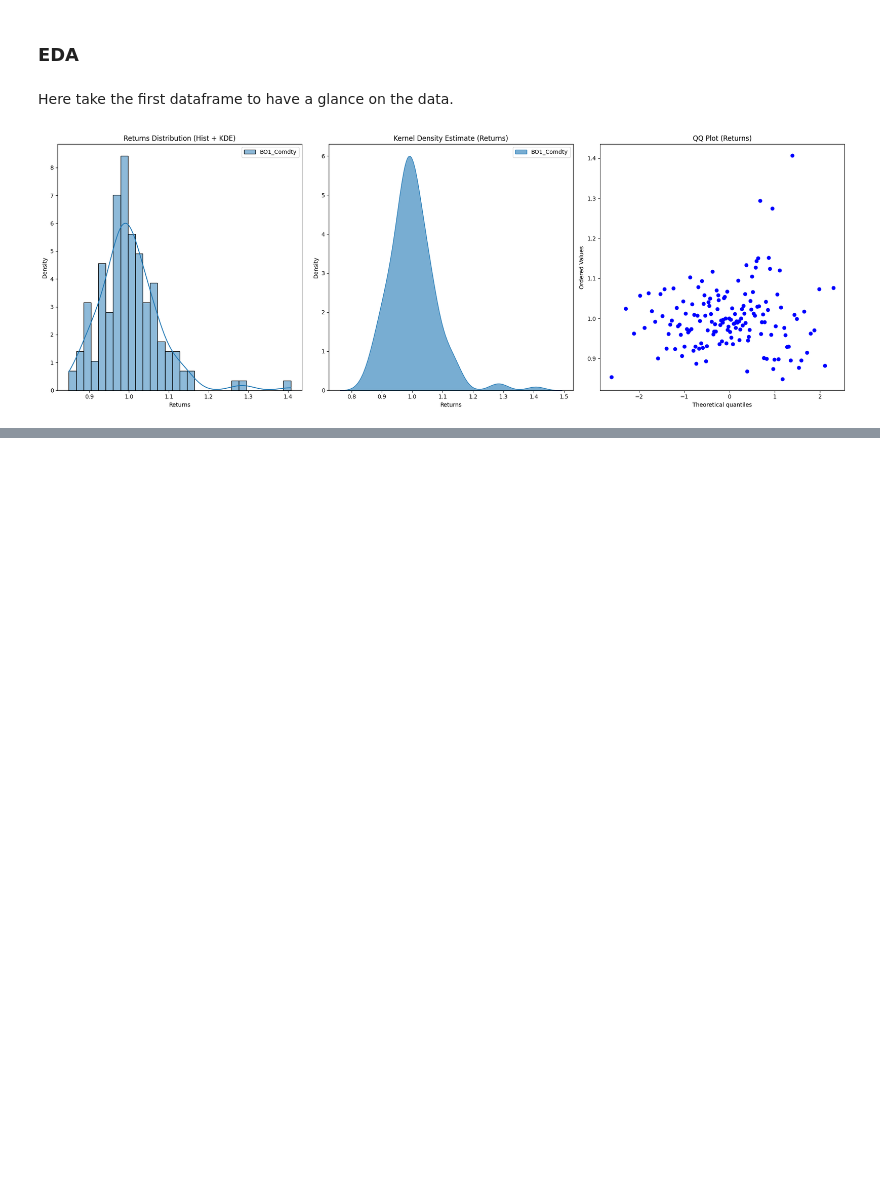
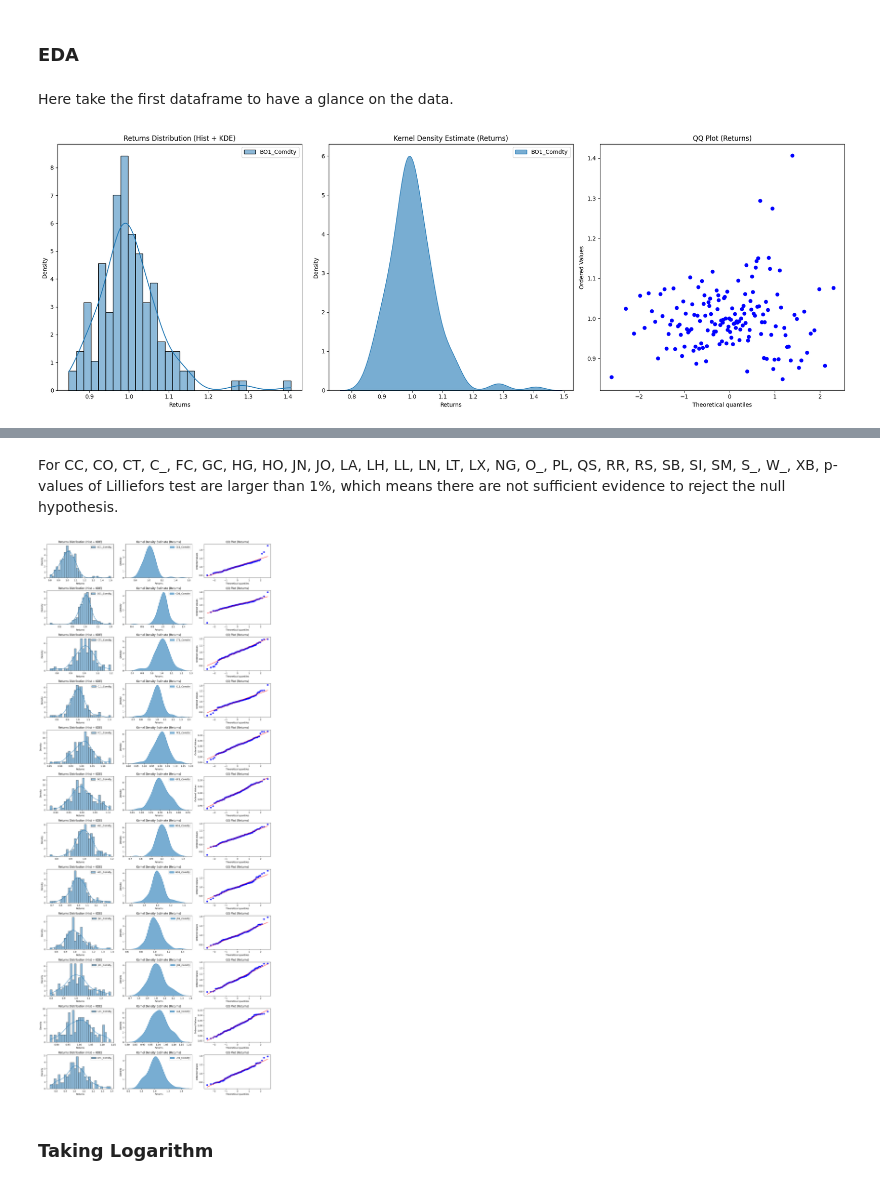
Before and after one commit to YoyoShih/commodity_future_price, a Jupyter notebook: notebooks/diagnostics.ipynb, the cells around one changed output, grey strips where cells are left out. Saved outputs shown, nothing was run; the diff lists cells and outputs as text; code cells hidden in the pictures; blank space fills up the shorter version.

Commit message:
alter diagnostic and rolling window test notebooks

```diff
--- a/notebooks/diagnostics.ipynb
+++ b/notebooks/diagnostics.ipynb
@@ -126,0 +97,6 @@ Dates
+# %%
+for name, df in df_dict.items():
+    print(f"Processing {name}")
+    returns = df.iloc[:, 0:1].apply(lambda x: x.shift(-1) / x).dropna()
+    lilliefors_result = lilliefors(returns, dist='norm')
+    print(f"Lilliefors test result: {lilliefors_result}")
@@ -126,0 +121,28 @@ Dates
+# %% [markdown]
+For CC, CO, CT, C_, FC, GC, HG, HO, JN, JO, LA, LH, LL, LN, LT, LX, NG, O_, PL, QS, RR, RS, SB, SI, SM, S_, W_, XB, p-values of Lilliefors test are larger than 1%, which means there are not sufficient evidence to reject the null hypothesis.
+# %%
+plt.figure(figsize=(15, 70))
+list_ = ["CC", "CO", "CT", "C_", "FC", "GC", "HG", "HO", "JN", "JO", "LA", "LH"]
+for idx, name in enumerate(list_):
+    df = df_dict[name]
+    returns = df.iloc[:, 0:1].apply(lambda x: x.shift(-1) / x).dropna()
+    plt.subplot(24, 3, idx * 3 + 1)
+    sns.histplot(returns, bins=30, kde=True, color='steelblue', stat="density")
+    plt.title('Returns Distribution (Hist + KDE)')
+    plt.xlabel('Returns')
+    plt.ylabel('Density')
+
+    plt.subplot(24, 3, idx * 3 + 2)
+    sns.kdeplot(returns, fill=True, color='darkred', alpha=0.6)
+    plt.title('Kernel Density Estimate (Returns)')
+    plt.xlabel('Returns')
+    plt.ylabel('Density')
+
+    plt.subplot(24, 3, idx * 3 + 3)
+    stats.probplot(returns.values.flatten(), dist="norm", plot=plt)
+    plt.title('QQ Plot (Returns)')
+
+plt.tight_layout()
+plt.show()
+# %% [output]
+[figure, added]
@@ -126,0 +173,2 @@ Dates
+# %% [markdown]
+### Taking Logarithm
```
Also changed, not shown: parts of 15 cells of this notebook, 3 other files.
